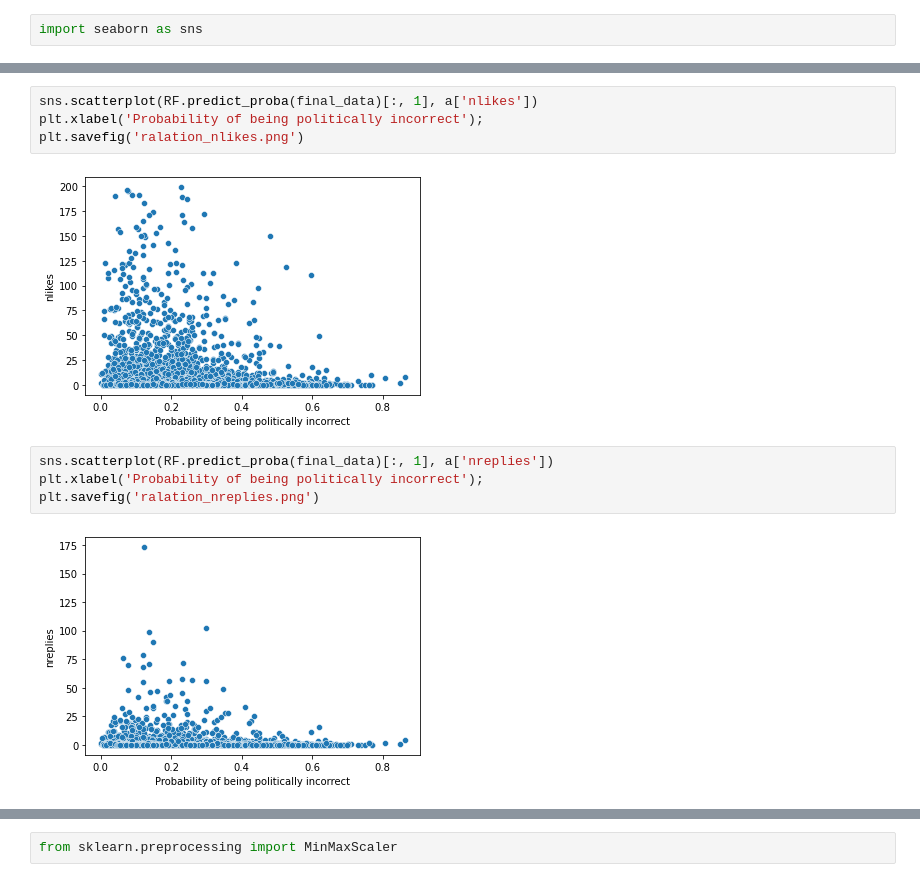
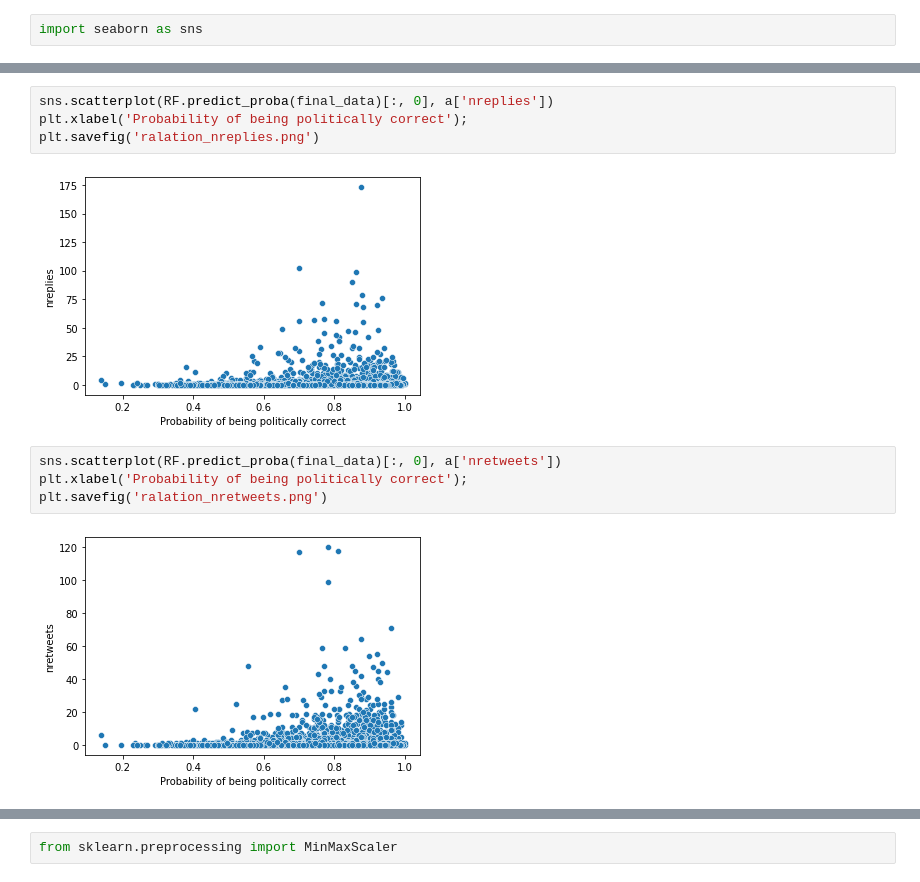
Before and after one commit to macs30200-s22/replication-materials-zbchen0129, a Jupyter notebook: py.ipynb, the cells around one changed output, grey strips where cells are left out. Saved outputs shown, nothing was run; the diff lists cells and outputs as text.

```diff
--- a/py.ipynb
+++ b/py.ipynb
@@ -851,12 +858,12 @@ import seaborn as sns
 # %%
-sns.scatterplot(RF.predict_proba(final_data)[:, 1], a['nlikes'])
-plt.xlabel('Probability of being politically incorrect');
-plt.savefig('ralation_nlikes.png')
+sns.scatterplot(RF.predict_proba(final_data)[:, 0], a['nreplies'])
+plt.xlabel('Probability of being politically correct');
+plt.savefig('ralation_nreplies.png')
 # %% [output]
-[figure, old version]
+[figure, new version]
 # %%
-sns.scatterplot(RF.predict_proba(final_data)[:, 1], a['nreplies'])
-plt.xlabel('Probability of being politically incorrect');
-plt.savefig('ralation_nreplies.png')
+sns.scatterplot(RF.predict_proba(final_data)[:, 0], a['nretweets'])
+plt.xlabel('Probability of being politically correct');
+plt.savefig('ralation_nretweets.png')
 # %% [output]
-[figure, old version]
+[figure, new version]
```
Also changed, not shown: parts of 2 cells of this notebook, 5 other files.
